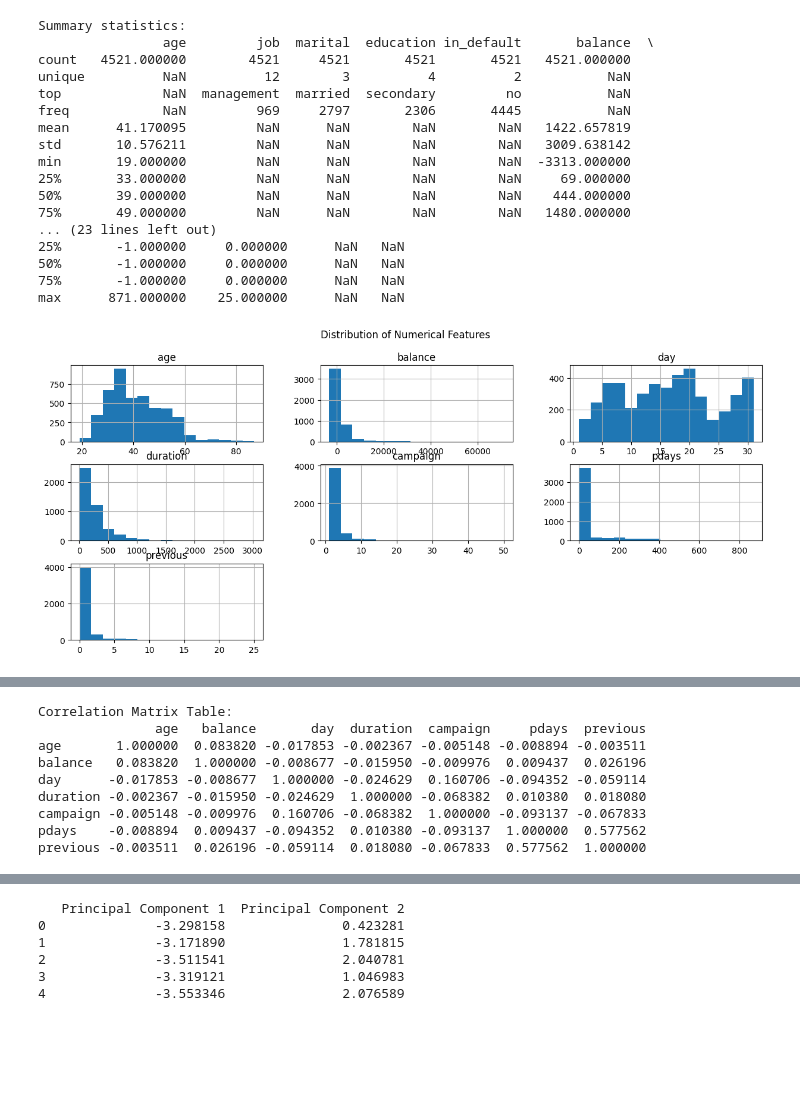
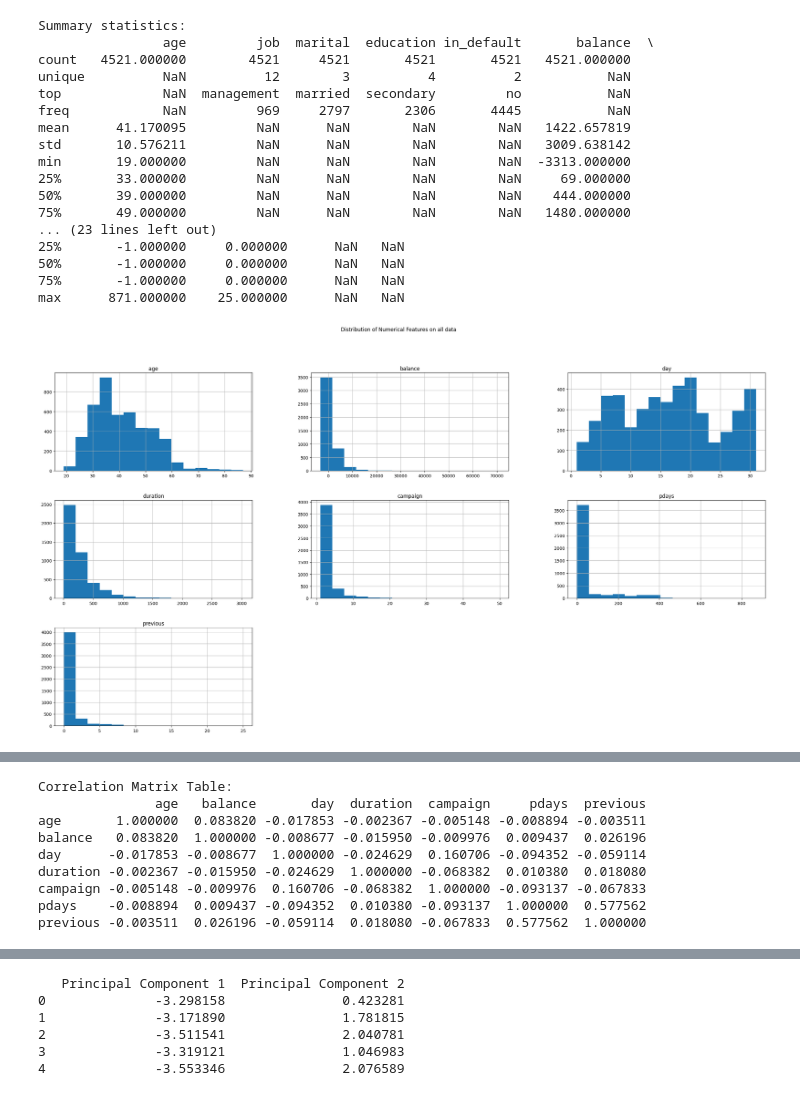
Before and after one commit to spyingcyclops/vijl, a Jupyter notebook: campaign.ipynb, the cells around one changed output, grey strips where cells are left out. Drawn from its saved outputs; the diff is of its cells as text; code cells hidden in the pictures; blank space fills up the shorter version.

```diff
--- a/campaign.ipynb
+++ b/campaign.ipynb
@@ -2,12 +2,16 @@
 """This module performs exploratory data analysis (EDA) on the data. It focuses on records with 'yes' or 'no' in the 'y' column.
 It tests the data for multicollinearity."""
 
+#importing libraries
 import sqlite3
 import pandas as pd
 import matplotlib.pyplot as plt
+import plotly.express as px
 import seaborn as sns
 from sklearn.preprocessing import OneHotEncoder
+import math
 
+#connecting to database
 try:
     database_path = "data/data.db"
     conn = sqlite3.connect(database_path)
@@ -19,57 +23,91 @@ finally:
     if 'conn' in locals():
         conn.close()
 
-# Filter only rows with 'yes' or 'no' in the 'y' column
+# Defining general plotting functions for EDA:
+
+## Distribution of numerical features
+
+def plot_numerical_features(data_source, chart_name):
+    numerical_features = data_source.select_dtypes(include=['int64', 'float64']).columns
+    data_source[numerical_features].hist(bins=15, figsize=(30, 15))
+    plt.suptitle(chart_name)
+    plt.show()
+
+
+def plot_categorical_features(data_source, number_of_columns, data_selection_name):
+    # Get categorical features
+    categorical_features = data_source.select_dtypes(include=['object']).columns
+
+    # Calculate the number of rows and columns for subplots
+    n_features = len(categorical_features)
+    n_cols = number_of_columns
+    n_rows = math.ceil(n_features / n_cols)  # Calculate rows based on total features
+
+    fig, axes = plt.subplots(n_rows, n_cols, figsize=(15, n_rows * 4))
+    axes = axes.flatten()  # Flatten the axes array for easy iteration
+
+    # Plot each categorical feature
+    for i, feature in enumerate(categorical_features):
+        sns.countplot(data=data_source, x=feature, order=data_source[feature].value_counts().index, ax=axes[i])
+        axes[i].set_title(f'Distribution of {feature} of {data_selection_name}')
+        axes[i].tick_params(axis='x', rotation=90)
+
+    # Remove unused subplots
+    for j in range(i + 1, len(axes)):
+        fig.delaxes(axes[j])
+
+    # Adjust layout
+    plt.tight_layout()
+    plt.show()
+
+## Correlation matrix table and heatmap
+def correlation_matrix(data_source, matrix_name):
+    numerical_features = data_source.select_dtypes(include=['int64', 'float64']).columns
+    correlation_matrix = data_source[numerical_features].corr()
+    plt.figure(figsize=(12, 8))
+    sns.heatmap(correlation_matrix, annot=True, cmap='coolwarm', linewidths=0.5)
+    plt.title(f"Correlation Matrix of {matrix_name}")
+    plt.show()
+    print("Correlation Matrix Table:")
+    print(correlation_matrix)
+
+
+# Filtering data for analysing the campaign results - filter only rows with 'yes' or 'no' in the 'y' column
 df = df[df['y'].isin(['no', 'yes'])]
 
-# Drop specified columns
+# Drop unwanted columns
 df = df.drop(columns=['client_id', 'account_id', 'campaign_id', 'outcome_id'])
 
 # Summary statistics
 print("\nSummary statistics:")
 print(df.describe(include='all'))
 
-# Distribution of numerical features
-numerical_features = df.select_dtypes(include=['int64', 'float64']).columns
-df[numerical_features].hist(bins=15, figsize=(15, 6))
-plt.suptitle('Distribution of Numerical Features')
-plt.show()
 
-# Distribution of categorical features
-categorical_features = df.select_dtypes(include=['object']).columns
-for feature in categorical_features:
-    plt.figure(figsize=(10, 6))
-    sns.countplot(data=df, x=feature, order=df[feature].value_counts().index)
-    plt.title(f'Distribution of {feature}')
-    plt.xticks(rotation=45)
-    plt.show()
+# Plotting distribution of numerical features of all data
 
-# Correlation matrix
-correlation_matrix = df[numerical_features].corr()
-plt.figure(figsize=(12, 8))
-sns.heatmap(correlation_matrix, annot=True, cmap='coolwarm', linewidths=0.5)
-plt.title('Correlation Matrix')
-plt.show()
+plot_numerical_features(df, "Distribution of Numerical Features on all data")
 
-# Display correlation matrix as a table
-print("Correlation Matrix Table:")
-print(correlation_matrix)
+# Plotting distribution of categorical features of all data
+plot_categorical_features(df, 3, "on all data")
+
+# Plotting distribution of numerical features of all data
+correlation_matrix(df, "overall data")
 # %% [output]
 Summary statistics:
                 age         job  marital  education in_default       balance  \
 count   4521.000000        4521     4521       4521       4521   4521.000000
 unique          NaN          12        3          4          2           NaN
 top             NaN  management  married  secondary         no           NaN
 freq            NaN         969     2797       2306       4445           NaN
 mean      41.170095         NaN      NaN        NaN        NaN   1422.657819
 std       10.576211         NaN      NaN        NaN        NaN   3009.638142
 min       19.000000         NaN      NaN        NaN        NaN  -3313.000000
 25%       33.000000         NaN      NaN        NaN        NaN     69.000000
 50%       39.000000         NaN      NaN        NaN        NaN    444.000000
 75%       49.000000         NaN      NaN        NaN        NaN   1480.000000
 ... (23 lines left out)
 25%       -1.000000     0.000000      NaN   NaN
 50%       -1.000000     0.000000      NaN   NaN
 75%       -1.000000     0.000000      NaN   NaN
 max      871.000000    25.000000      NaN   NaN
-[figure, old version]
+[figure, new version]
```
Also changed, not shown: parts of 4 cells of this notebook.
